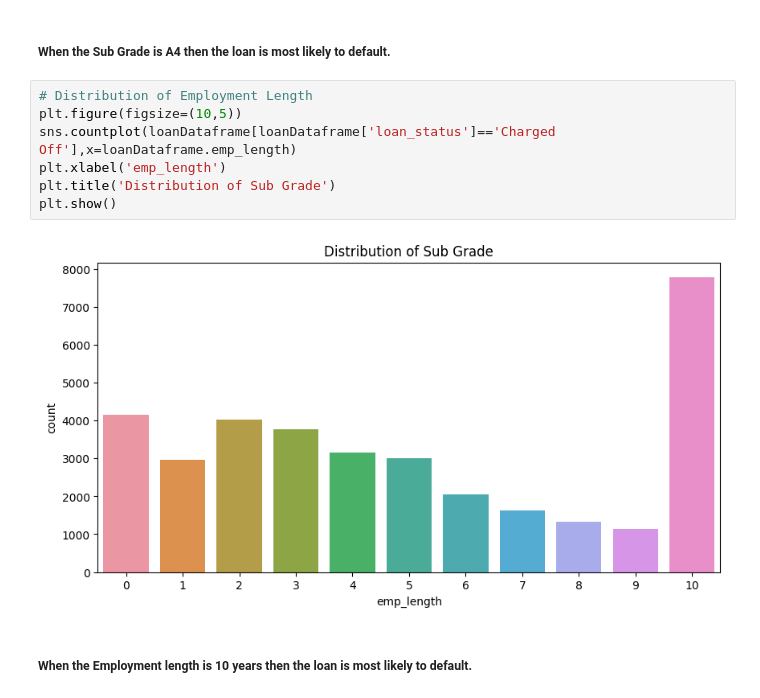
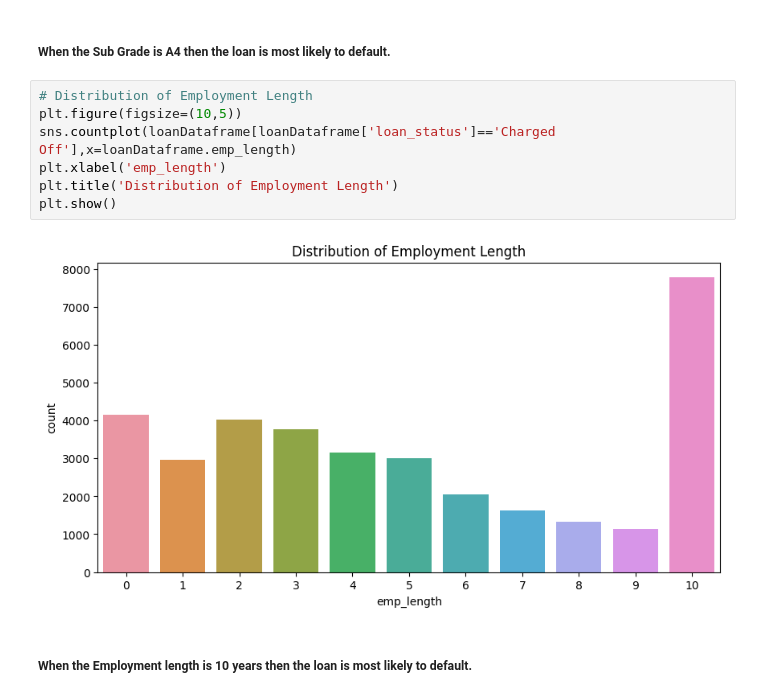
Before and after one commit to kumargauravb/LendingClubcasestudy, a Jupyter notebook: Kumar_Gaurav.ipynb, the cells around one changed output. Saved outputs shown, nothing was run; the diff lists cells and outputs as text.

```diff
--- a/Kumar_Gaurav.ipynb
+++ b/Kumar_Gaurav.ipynb
@@ -555,12 +544,12 @@ plt.show()
 # %%
 # Distribution of Employment Length
 plt.figure(figsize=(10,5))
 sns.countplot(loanDataframe[loanDataframe['loan_status']=='Charged Off'],x=loanDataframe.emp_length)
 plt.xlabel('emp_length')
-plt.title('Distribution of Sub Grade')
+plt.title('Distribution of Employment Length')
 plt.show()
 # %% [output]
-[figure, old version]
+[figure, new version]
 # %% [markdown]
 ##### When the Employment length is 10 years then the loan is most likely to default.
 # %%
```
Also changed, not shown: parts of 12 cells of this notebook.
